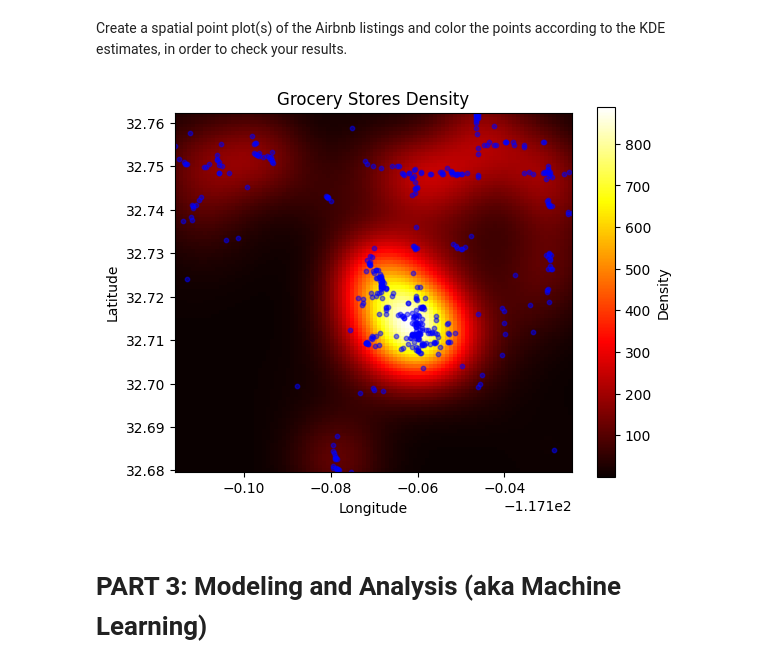
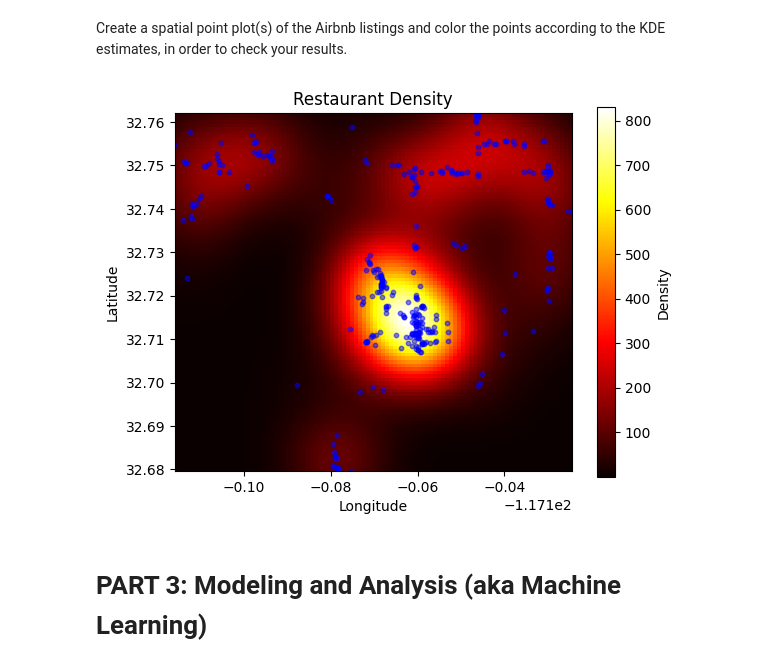
Before and after one commit to D3IP-SS24/case_study1, a Jupyter notebook: project_airbnb_template.ipynb, the cells around one changed output. Drawn from its saved outputs; the diff is of its cells as text; code cells hidden in the pictures.

```diff
--- a/project_airbnb_template.ipynb
+++ b/project_airbnb_template.ipynb
@@ -93,8 +93,8 @@ def download_pois(address, distance, amenities):
 
 address = "San Diego, California, USA"
 distance = 5000
-amenities = ['restaurant', 'cafe']
-
+# amenities = ['restaurant', 'cafe']
+amenities = ['restaurant']
 pois = download_pois(address, distance, amenities)
 
 print(pois.head())
@@ -200,11 +209,11 @@ Create a spatial point plot(s) of the Airbnb listings and color the points accor
 # %%
 # <your code here>
 plt.imshow(np.rot90(density), cmap='hot', extent=[xmin, xmax, ymin, ymax])
 plt.colorbar(label='Density')
 plt.scatter(x_values, y_values, s=10, c='blue', alpha=0.5)
-plt.title('Grocery Stores Density')
+plt.title('Restaurant Density')
 plt.xlabel('Longitude')
 plt.ylabel('Latitude')
 plt.show()
 # %% [output]
-[figure, old version]
+[figure, new version]
```
Also changed, not shown: parts of 17 cells of this notebook.
